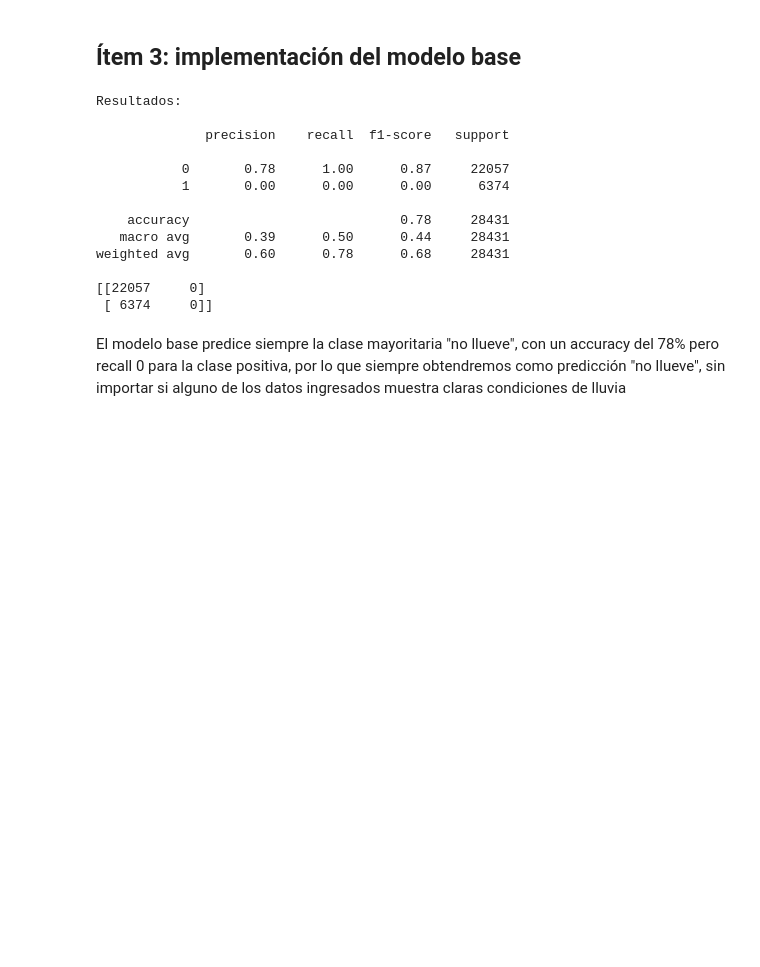
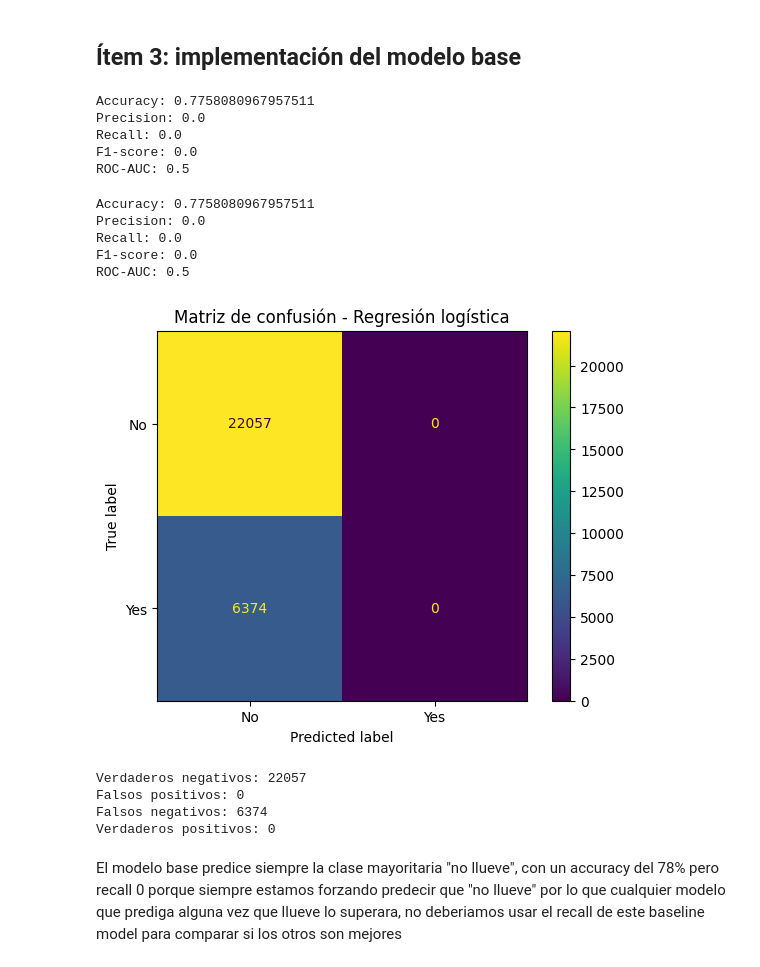
Before and after one commit to ZahirJacob/AA1-TUIA-Dimenna-Jacob-Taborda, a Jupyter notebook: TP_clasificacion_AA1.ipynb, the cells around one changed output. Saved outputs shown, nothing was run; the diff lists cells and outputs as text; code cells hidden in the pictures; blank space fills up the shorter version.

```diff
--- a/TP_clasificacion_AA1.ipynb
+++ b/TP_clasificacion_AA1.ipynb
@@ -681,7 +678,7 @@ Si se prioriza no perder lluvias reales conviene un umbral menor y si se prioriz
 # %% [markdown]
 ## Ítem 3: implementación del modelo base
 # %%
-# implementamos modelo base con "DummyClassifier"
+# implementamos modelo base con "DummyClassifier", predice siempre el que tiene mas frecuencia
 modelo_base = Pipeline(steps=[
     ("preprocesamiento", preprocesamiento),
     ("clasificador", DummyClassifier(strategy="most_frequent", random_state=42))
@@ -689,23 +686,54 @@ modelo_base = Pipeline(steps=[
 
 modelo_base.fit(X_train, y_train)
 y_pred_base = modelo_base.predict(X_test)
-
-print("Resultados: \n")
-print(classification_report(y_test, y_pred_base))
-print(confusion_matrix(y_test, y_pred_base))
 # %% [output]
-Resultados:
-
-              precision    recall  f1-score   support
-
-           0       0.78      1.00      0.87     22057
-           1       0.00      0.00      0.00      6374
-
-    accuracy                           0.78     28431
-   macro avg       0.39      0.50      0.44     28431
-weighted avg       0.60      0.78      0.68     28431
-
-[[22057     0]
- [ 6374     0]]
+Accuracy: 0.7758080967957511
+Precision: 0.0
+Recall: 0.0
+F1-score: 0.0
+ROC-AUC: 0.5
+# %%
+# calculamos métricas principales para evaluar el modelo base basado en frecuencia
+accuracy_base = accuracy_score(y_test, y_pred_base)
+precision_base = precision_score(y_test, y_pred_base, zero_division=0)
+recall_base = recall_score(y_test, y_pred_base, zero_division=0)
+f1_base = f1_score(y_test, y_pred_base, zero_division=0)
+auc_base = roc_auc_score(y_test, y_pred_base)
+
+print("Accuracy:", accuracy_base)
+print("Precision:", precision_base)
+print("Recall:", recall_base)
+print("F1-score:", f1_base)
+print("ROC-AUC:", auc_base)
+# %% [output]
+Accuracy: 0.7758080967957511
+Precision: 0.0
+Recall: 0.0
+F1-score: 0.0
+ROC-AUC: 0.5
+# %%
+# graficamos la matriz de confusión para la regresión logística
+cm_base = confusion_matrix(y_test, y_pred_base)
+
+disp = ConfusionMatrixDisplay(confusion_matrix=cm_base,display_labels=["No", "Yes"])
+
+disp.plot()
+plt.title("Matriz de confusión - Regresión logística")
+plt.show()
+# %% [output]
+[figure, added]
+# %%
+# extraemos los valores de la matriz de confusión
+vn, fp, fn, vp = cm_base.ravel()
+
+print("Verdaderos negativos:", vn)
+print("Falsos positivos:", fp)
+print("Falsos negativos:", fn)
+print("Verdaderos positivos:", vp)
+# %% [output]
+Verdaderos negativos: 22057
+Falsos positivos: 0
+Falsos negativos: 6374
+Verdaderos positivos: 0
 # %% [markdown]
-El modelo base predice siempre la clase mayoritaria "no llueve", con un accuracy del 78% pero recall 0 para la clase positiva, por lo que siempre obtendremos como predicción "no llueve", sin importar si alguno de los datos ingresados muestra claras condiciones de lluvia
+El modelo base predice siempre la clase mayoritaria "no llueve", con un accuracy del 78% pero recall 0 porque siempre estamos forzando predecir que "no llueve" por lo que cualquier modelo que prediga alguna vez que llueve lo superara, no deberiamos usar el recall de este baseline model para comparar si los otros son mejores
```
Also changed, not shown: parts of 28 cells of this notebook.
